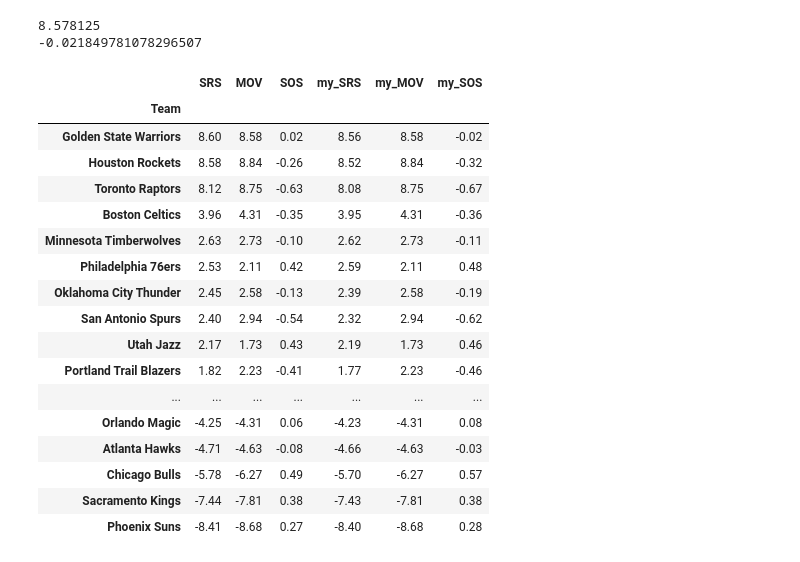
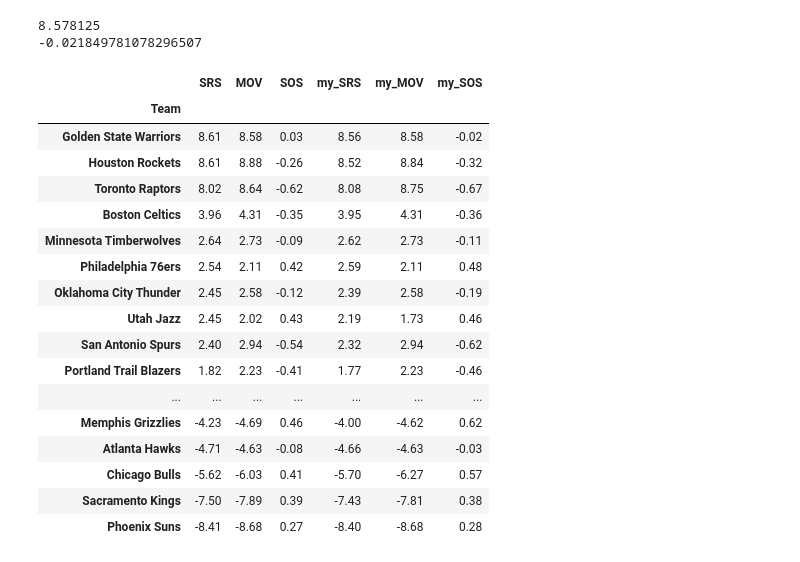
Before and after one commit to JKasakyan/nba-win-prob-model, a Jupyter notebook: Src/data_wrangle.ipynb, the cells around one changed output. Drawn from its saved outputs; the diff is of its cells as text; code cells hidden in the pictures.

Commit message:
add net rating for season summary data and refactoring

```diff
--- a/Src/data_wrangle.ipynb
+++ b/Src/data_wrangle.ipynb
@@ -125,0 +127,3 @@ df_1951_2018.head()
+# %%
+df_season_summaries_1951_2018 = pd.read_csv("../Data/nba_season_summaries_{}_{}.csv".format(start_year, end_year), index_col=[0, 1])
+df_season_summaries_1951_2018.head()
@@ -272,0 +244,3 @@ df
+# %%
+df_boxscores_1984_2018 = pd.read_csv("../Data/nba_boxscores_1984_2018.csv", index_col=0, parse_dates=[1], infer_datetime_format=True)
+df_boxscores_1984_2018.tail()
@@ -285,6 +304,9 @@ df_1951_2018.loc[2018].head()
 # %%
-df_2018_season = df[(df["season"] == 2018) & (df["date"] < datetime.datetime(2018, 3, 7))]
-df_2018_season.head()
+mask_2018 = df_boxscores_1984_2018["season"] == 2018
+mask_max_date = df_boxscores_1984_2018["date"] < datetime.datetime(2018, 3, 7)
+
+df_2018_boxscores = df_boxscores_1984_2018[(mask_2018) & (mask_max_date)]
+df_2018_boxscores.head()
 # %% [output]
 |  | date | season | neutral | playoff | team1 | team2 | elo1_pre | elo2_pre | elo_prob1 | elo_prob2 | ... |
 | 65782 | 2017-10-17 | 2018 | 0 | NaN | CLE | BOS | 1647.989805 | 1532.470014 | 0.775674 | 0.224326 | ... |
@@ -337,7 +359,7 @@ def sos_for_team(abbrev, schedule, margins):
 # %%
 margins = {abbrev: [] for _, abbrev in nba_initials.items()}
 schedule = {abbrev: {} for _, abbrev in nba_initials.items()}
-for _, game in df_2018_season.iterrows():
+for _, game in df_2018_boxscores.iterrows():
     home_team = game["team1"]
     home_score = game["score1"]
     away_team = game["team2"]
@@ -363,32 +385,31 @@ print(sos_for_team("GSW", schedule, margins))
 8.578125
 -0.021849781078296507
 # %%
-df_2018_summary = df_1951_2018.loc[2018]
-df_2018_summary = df_2018_summary[:-1]
-df_2018_summary.index
+# Get 2018 season summary, dropping League Average row
+df_2018_summary = df_season_summaries_1951_2018.loc[2018][:-1]
 sos_lst, margin_lst = zip(*[(sos_for_team(nba_initials[name], schedule, margins), margin_for_team(nba_initials[name], margins)) for name in df_2018_summary.index])
 df_2018_summary["my_MOV"] = list(map(lambda x: round(x,2), margin_lst))
 df_2018_summary["my_SOS"] = list(map(lambda x: round(x,2), sos_lst))
 df_2018_summary["my_SRS"] = df_2018_summary["my_MOV"] + df_2018_summary["my_SOS"]
 df_2018_summary[['SRS','MOV', 'SOS', 'my_SRS', 'my_MOV', 'my_SOS']]
 # %% [output]
 |  | SRS | MOV | SOS | my_SRS | my_MOV | my_SOS |
 | Team |  |  |  |  |  |  |
-| Golden State Warriors | 8.60 | 8.58 | 0.02 | 8.56 | 8.58 | -0.02 |
-| Houston Rockets | 8.58 | 8.84 | -0.26 | 8.52 | 8.84 | -0.32 |
-| Toronto Raptors | 8.12 | 8.75 | -0.63 | 8.08 | 8.75 | -0.67 |
+| Golden State Warriors | 8.61 | 8.58 | 0.03 | 8.56 | 8.58 | -0.02 |
+| Houston Rockets | 8.61 | 8.88 | -0.26 | 8.52 | 8.84 | -0.32 |
+| Toronto Raptors | 8.02 | 8.64 | -0.62 | 8.08 | 8.75 | -0.67 |
 | Boston Celtics | 3.96 | 4.31 | -0.35 | 3.95 | 4.31 | -0.36 |
-| Minnesota Timberwolves | 2.63 | 2.73 | -0.10 | 2.62 | 2.73 | -0.11 |
-| Philadelphia 76ers | 2.53 | 2.11 | 0.42 | 2.59 | 2.11 | 0.48 |
-| Oklahoma City Thunder | 2.45 | 2.58 | -0.13 | 2.39 | 2.58 | -0.19 |
+| Minnesota Timberwolves | 2.64 | 2.73 | -0.09 | 2.62 | 2.73 | -0.11 |
+| Philadelphia 76ers | 2.54 | 2.11 | 0.42 | 2.59 | 2.11 | 0.48 |
+| Oklahoma City Thunder | 2.45 | 2.58 | -0.12 | 2.39 | 2.58 | -0.19 |
+| Utah Jazz | 2.45 | 2.02 | 0.43 | 2.19 | 1.73 | 0.46 |
 | San Antonio Spurs | 2.40 | 2.94 | -0.54 | 2.32 | 2.94 | -0.62 |
-| Utah Jazz | 2.17 | 1.73 | 0.43 | 2.19 | 1.73 | 0.46 |
 | Portland Trail Blazers | 1.82 | 2.23 | -0.41 | 1.77 | 2.23 | -0.46 |
 | ... | ... | ... | ... | ... | ... | ... |
-| Orlando Magic | -4.25 | -4.31 | 0.06 | -4.23 | -4.31 | 0.08 |
+| Memphis Grizzlies | -4.23 | -4.69 | 0.46 | -4.00 | -4.62 | 0.62 |
 | Atlanta Hawks | -4.71 | -4.63 | -0.08 | -4.66 | -4.63 | -0.03 |
-| Chicago Bulls | -5.78 | -6.27 | 0.49 | -5.70 | -6.27 | 0.57 |
-| Sacramento Kings | -7.44 | -7.81 | 0.38 | -7.43 | -7.81 | 0.38 |
+| Chicago Bulls | -5.62 | -6.03 | 0.41 | -5.70 | -6.27 | 0.57 |
+| Sacramento Kings | -7.50 | -7.89 | 0.39 | -7.43 | -7.81 | 0.38 |
 | Phoenix Suns | -8.41 | -8.68 | 0.27 | -8.40 | -8.68 | 0.28 |
 # %%
 df_2018_summary[['SRS','MOV', 'SOS', 'my_SRS', 'my_MOV', 'my_SOS']].mean()
```
Also changed, not shown: parts of 21 cells of this notebook.
